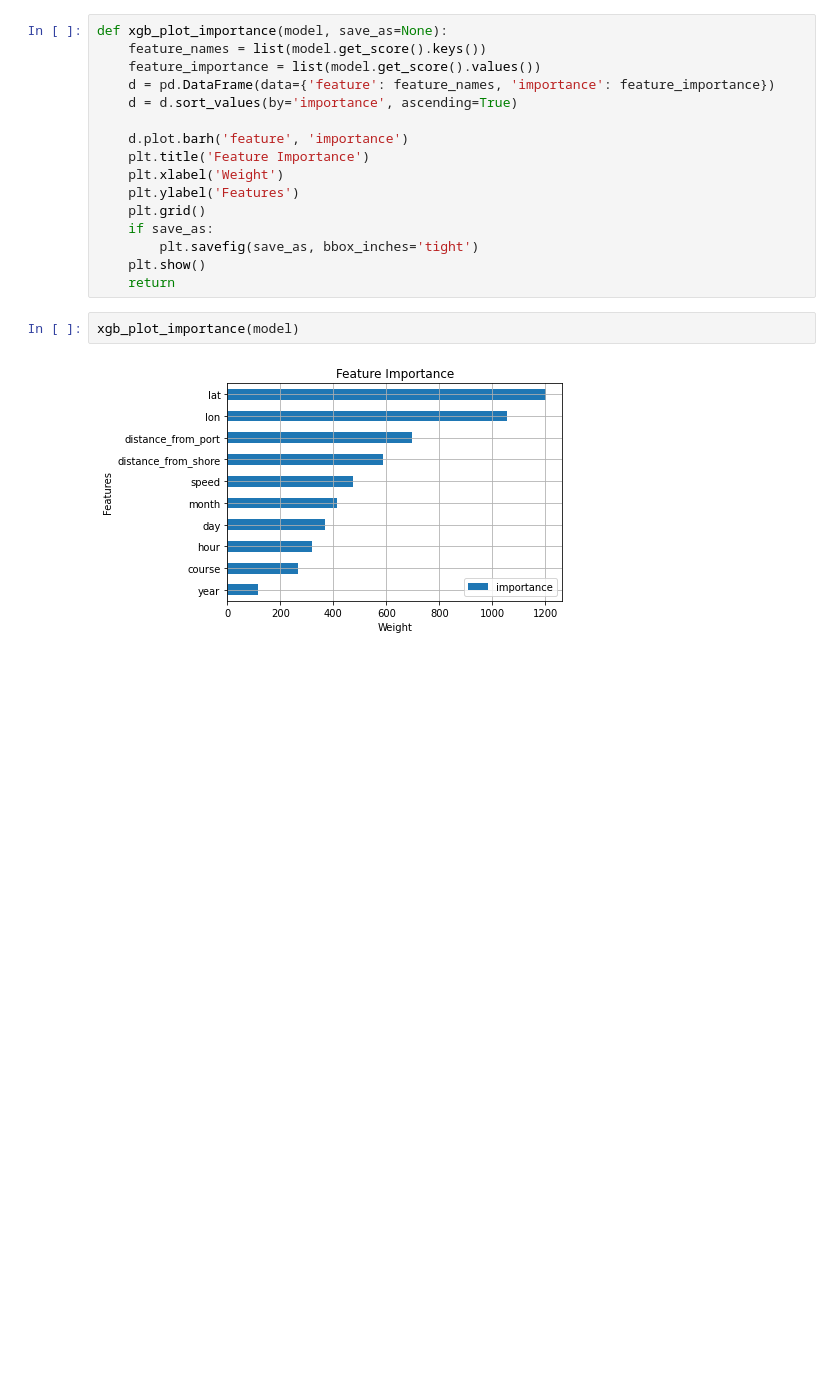
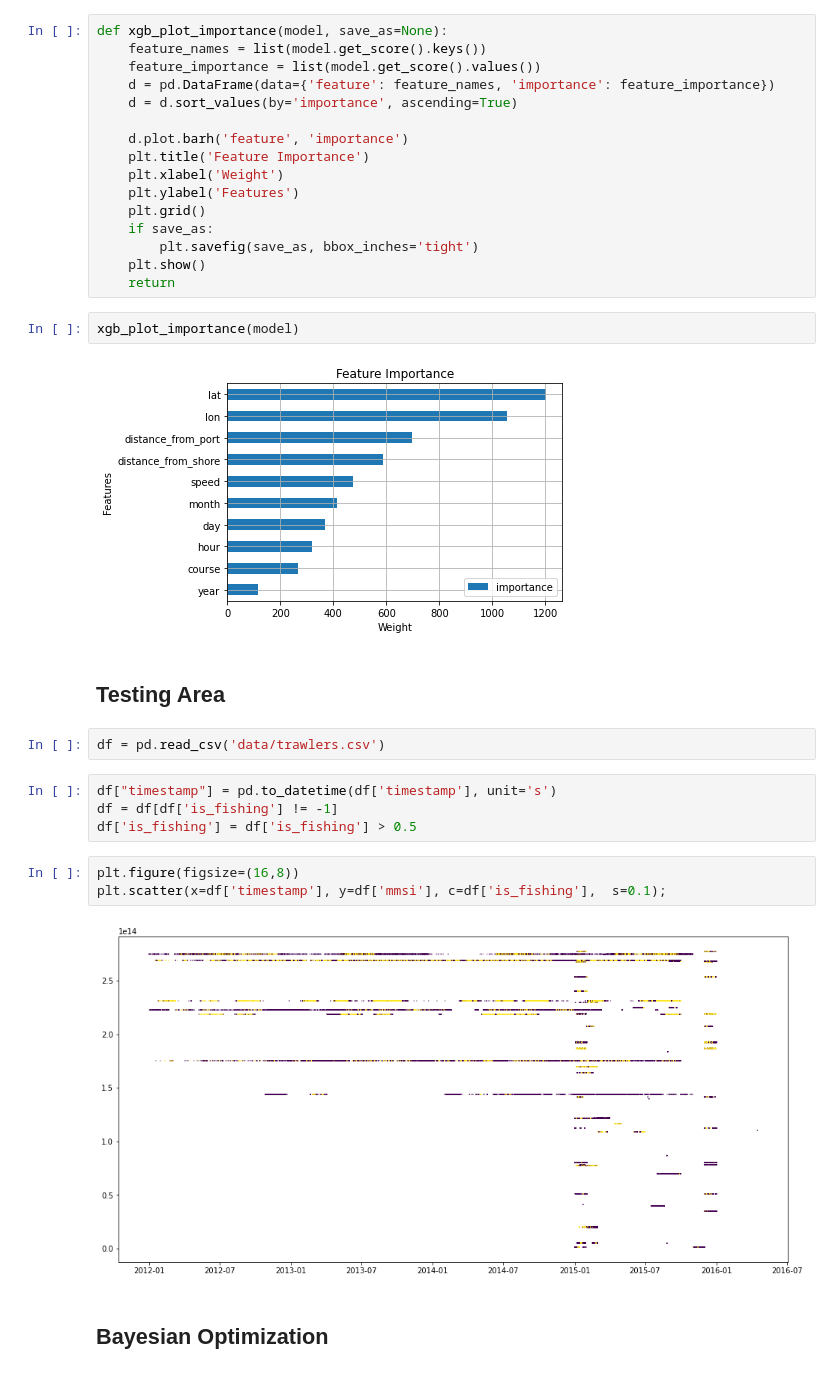
Before and after one commit to WilliamZipanHe/CMPT733-Fishing-Activity-Detection, a Jupyter notebook: notebook/baseline_ais.ipynb, the cells around one changed output. Saved outputs shown, nothing was run; the diff lists cells and outputs as text; blank space fills up the shorter version.

Commit message:
added bayesian optimization for LightGBM

```diff
--- a/notebook/baseline_ais.ipynb
+++ b/notebook/baseline_ais.ipynb
@@ -132,3 +136,18 @@ def xgb_plot_importance(model, save_as=None):
 xgb_plot_importance(model)
 # %% [output]
 [figure]
+# %% [markdown]
+## Testing Area
+# %%
+df = pd.read_csv('data/trawlers.csv')
+# %%
+df["timestamp"] = pd.to_datetime(df['timestamp'], unit='s')
+df = df[df['is_fishing'] != -1]
+df['is_fishing'] = df['is_fishing'] > 0.5
+# %%
+plt.figure(figsize=(16,8))
+plt.scatter(x=df['timestamp'], y=df['mmsi'], c=df['is_fishing'],  s=0.1);
+# %% [output]
+[figure, added]
+# %% [markdown]
+## Bayesian Optimization
```
Also changed, not shown: parts of 8 cells of this notebook.
